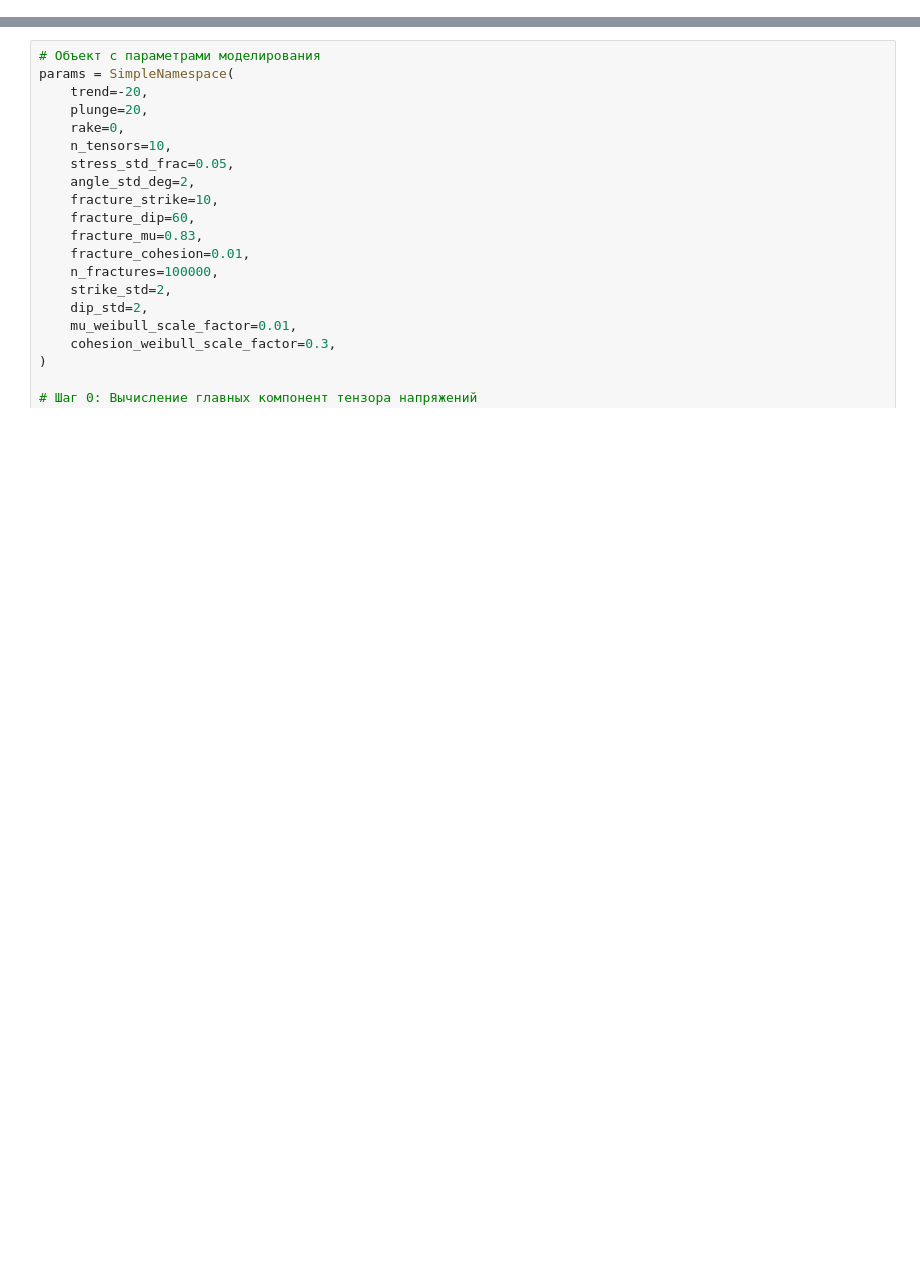
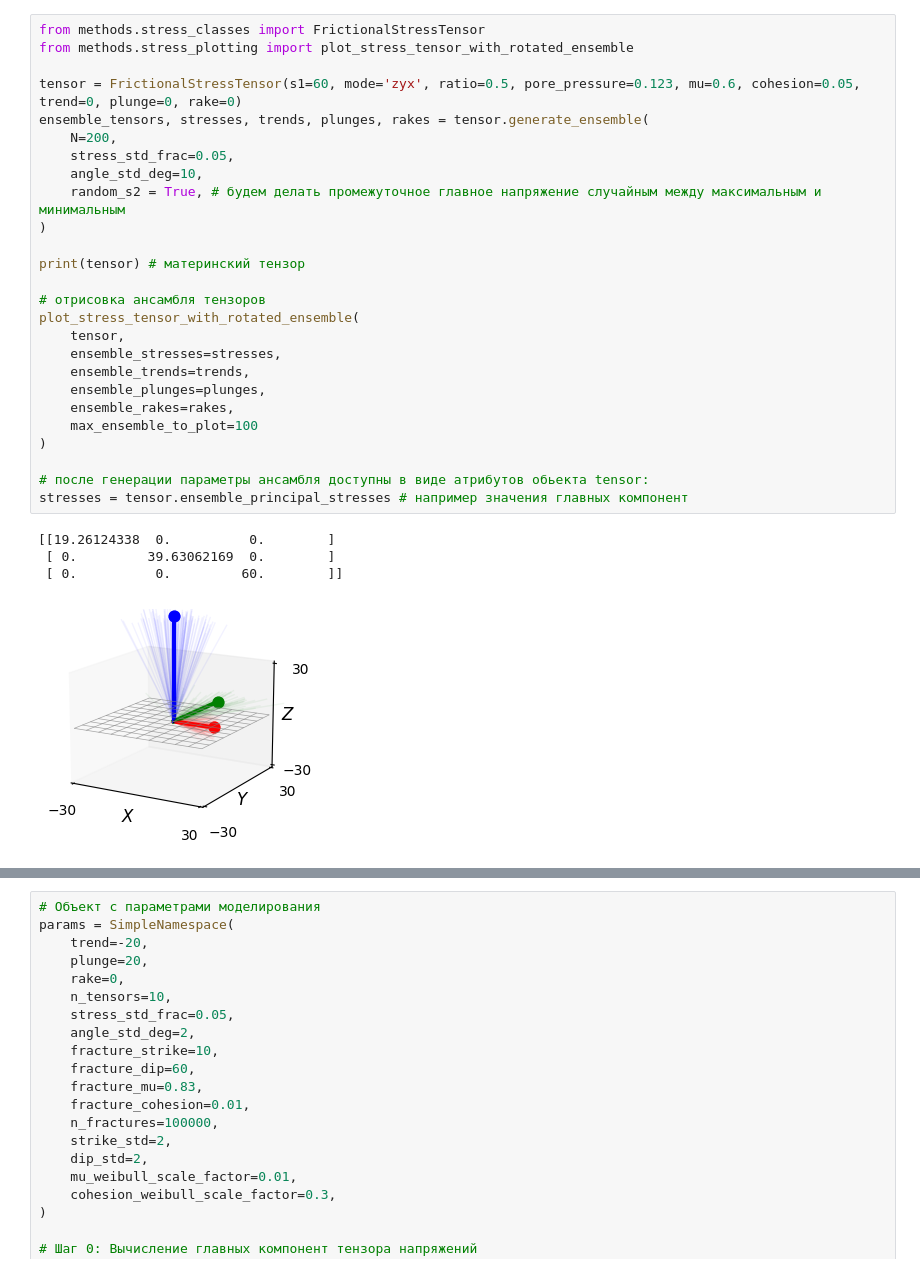
Before and after one commit to mexalon/mm2, a Jupyter notebook: pore_press_to_events.ipynb, the cells around one changed output, grey strips where cells are left out. Saved outputs shown, nothing was run; the diff lists cells and outputs as text; blank space fills up the shorter version.

```diff
--- a/pore_press_to_events.ipynb
+++ b/pore_press_to_events.ipynb
@@ -45,6 +39,37 @@ stresses = tensor.ensemble_principal_stresses # например значени
  [ 4.33012702 17.5         0.        ]
  [ 0.          0.         60.        ]]
 [figure]
+# %%
+from methods.stress_classes import FrictionalStressTensor
+from methods.stress_plotting import plot_stress_tensor_with_rotated_ensemble
+
+tensor = FrictionalStressTensor(s1=60, mode='zyx', ratio=0.5, pore_pressure=0.123, mu=0.6, cohesion=0.05, trend=0, plunge=0, rake=0)
+ensemble_tensors, stresses, trends, plunges, rakes = tensor.generate_ensemble(
+    N=200,
+    stress_std_frac=0.05,
+    angle_std_deg=10,
+    random_s2 = True, # будем делать промежуточное главное напряжение случайным между максимальным и минимальным
+)
+
+print(tensor) # материнский тензор
+
+# отрисовка ансамбля тензоров
+plot_stress_tensor_with_rotated_ensemble(
+    tensor,
+    ensemble_stresses=stresses,
+    ensemble_trends=trends,
+    ensemble_plunges=plunges,
+    ensemble_rakes=rakes,
+    max_ensemble_to_plot=100
+)
+
+# после генерации параметры ансамбля доступны в виде атрибутов обьекта tensor:
+stresses = tensor.ensemble_principal_stresses # например значения главных компонент
+# %% [output]
+[[19.26124338  0.          0.        ]
+ [ 0.         39.63062169  0.        ]
+ [ 0.          0.         60.        ]]
+[figure, added]
 # %%
 from methods.frac_classes import RandomFractureSeed, FisherFractureSeed
 from methods.frac_plotting import plot_fracture_ensemble_on_sphere, plot_fracture_normals_and_planes, plot_fracture_density, plot_fracture_strike_rose, plot_mu_cohesion_histograms
```
Also changed, not shown: parts of 5 cells of this notebook, 3 other files.
